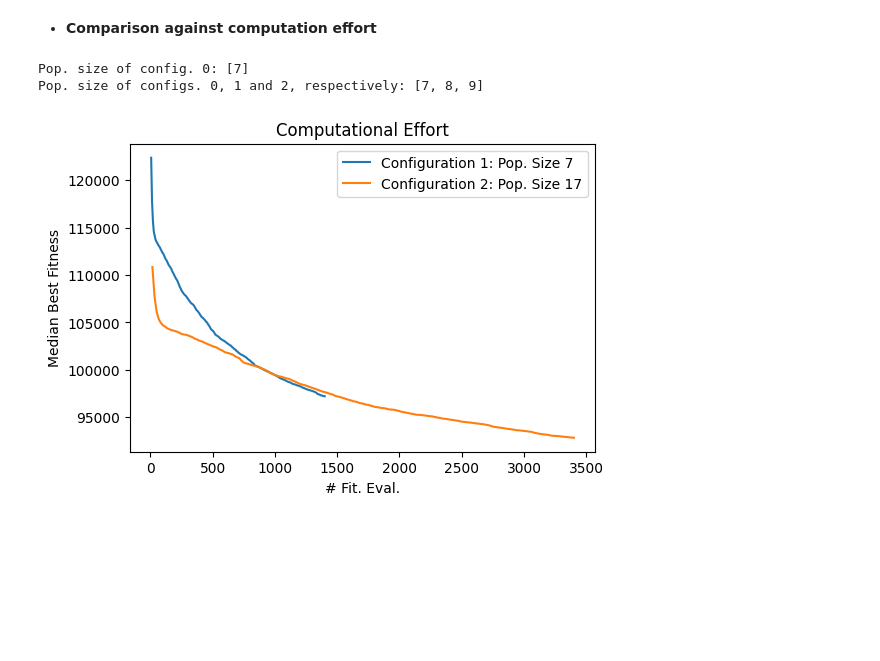
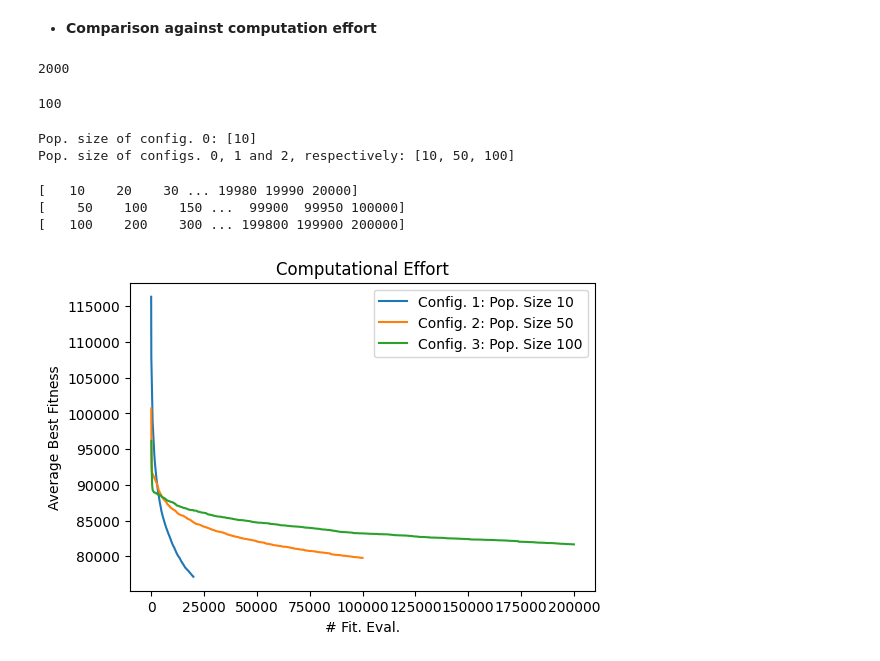
Before and after one commit to skynible/CIFO-Project, a Jupyter notebook: plots.ipynb, the cells around one changed output. Drawn from its saved outputs; the diff is of its cells as text; code cells hidden in the pictures; blank space fills up the shorter version.

```diff
--- a/plots.ipynb
+++ b/plots.ipynb
@@ -176,5 +177,15 @@ compare_configs()
 # %% [markdown]
 - **Comparison against computation effort**
+# %%
+best_indivs = load_pickle('grid/pop_size_final/pop_size_final_best_individual_list.pkl')
+# %%
+len(best_indivs[0])  # 2000 generations
+# %% [output]
+2000
+# %%
+len(best_indivs[0][0])  # 100 trials
+# %% [output]
+100
 # %%
 def read_txt(filename):
     # reads the pop size from txt file
@@ -188,18 +199,18 @@ def read_txt(filename):
                 return ast.literal_eval(lst)
 
 
-def get_pop_size(filename, *config_idx):
+def get_pop_size(filename, config_idx):
     pop_sizes = read_txt(filename)
     return [pop_size for i, pop_size in enumerate(pop_sizes) if i in config_idx]
 
 
 
 # test
-print(f'Pop. size of config. 0: {get_pop_size('grid/pop_size_3/pop_size_3.txt', 0)}')
-print(f'Pop. size of configs. 0, 1 and 2, respectively: {get_pop_size('grid/pop_size_3/pop_size_3.txt', 0, 1, 2)}')
+print(f'Pop. size of config. 0: {get_pop_size('grid/pop_size_final/pop_size_final.txt', [0])}')
+print(f'Pop. size of configs. 0, 1 and 2, respectively: {get_pop_size('grid/pop_size_final/pop_size_final.txt', [0, 1, 2])}')
 # %% [output]
-Pop. size of config. 0: [7]
-Pop. size of configs. 0, 1 and 2, respectively: [7, 8, 9]
+Pop. size of config. 0: [10]
+Pop. size of configs. 0, 1 and 2, respectively: [10, 50, 100]
 # %%
 def compare_effort(pop_sizes, configs, metric='mean', title='Computational Effort', figsize=(6, 4)):
     plt.figure(figsize=figsize)
@@ -207,7 +218,7 @@ def compare_effort(pop_sizes, configs, metric='mean', title='Computational Effor
     for i, config in enumerate(configs):
         x = pop_sizes[i] * np.arange(1, len(config)+1)
         y = np.mean(config, axis=1)
-        plt.plot(x, y, label=f'Configuration {i+1}: Pop. Size {pop_sizes[i]}')
+        plt.plot(x, y, label=f'Config. {i+1}: Pop. Size {pop_sizes[i]}')
 
     plt.title(title)
     plt.xlabel('# Fit. Eval.')
@@ -217,9 +228,12 @@ def compare_effort(pop_sizes, configs, metric='mean', title='Computational Effor
 # %%
 # tests
 compare_effort(
-    get_pop_size('grid/pop_size_3/pop_size_3.txt', 0, 10),
-    [best_indivs[0], best_indivs[10]],
-    metric='median'
+    get_pop_size('grid/pop_size_final/pop_size_final.txt', [0, 1, 2]),
+    [best_indivs[0], best_indivs[1], best_indivs[2]],
+    metric='mean'
 )
 # %% [output]
+[   10    20    30 ... 19980 19990 20000]
+[    50    100    150 ...  99900  99950 100000]
+[   100    200    300 ... 199800 199900 200000]
-[figure, old version]
+[figure, new version]
```
Also changed, not shown: parts of 9 cells of this notebook.
